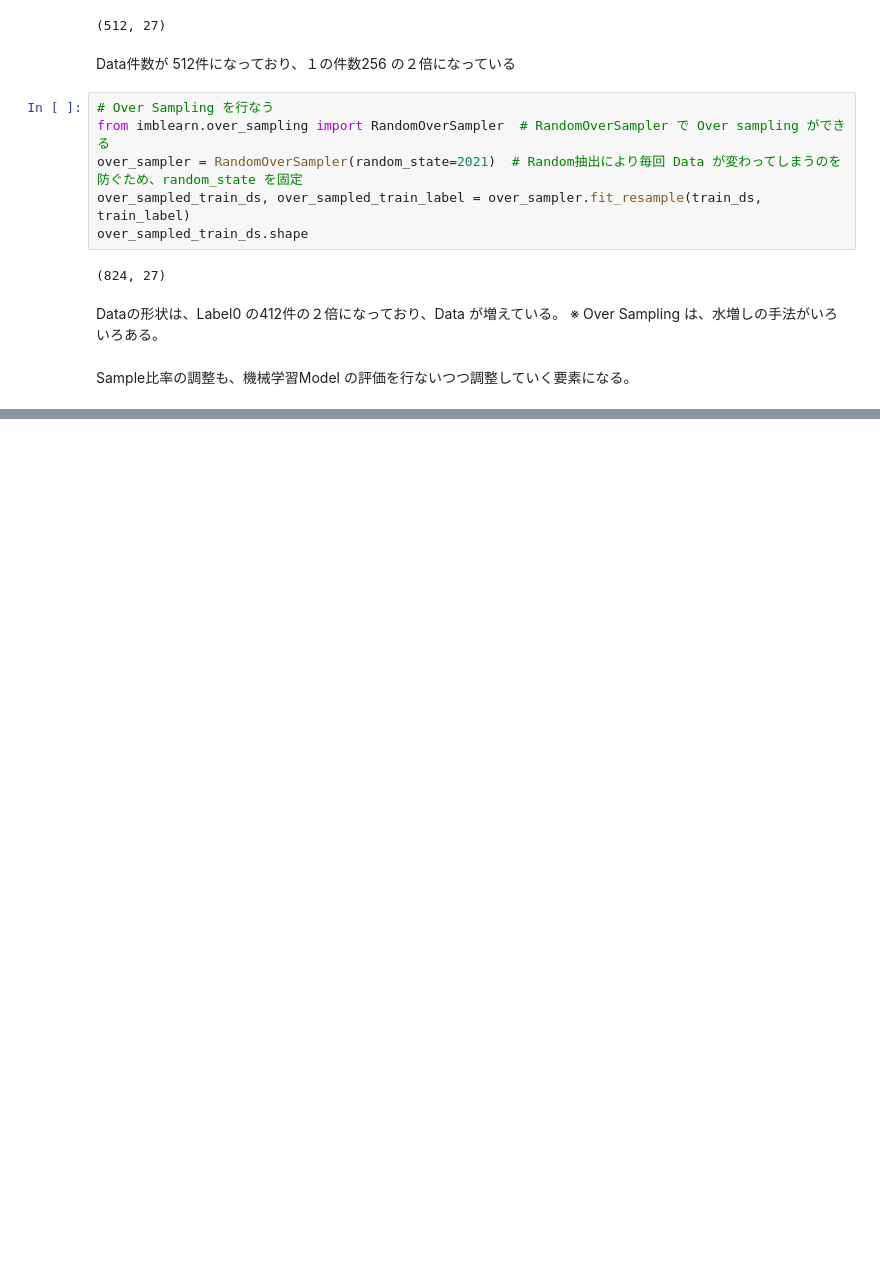
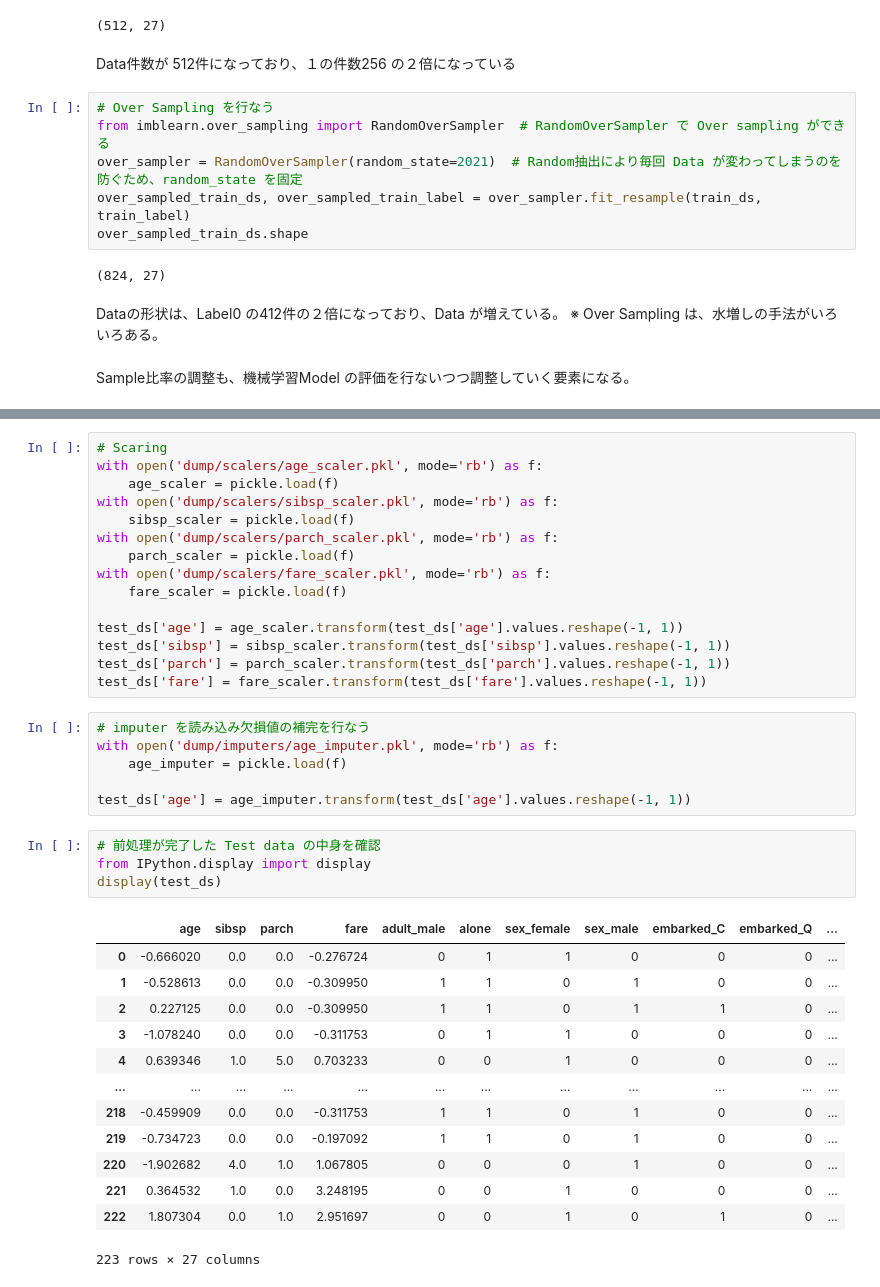
Before and after one commit to 1024xx4/100_Data_processing--visualization, a Jupyter notebook: ml_preprocessing.ipynb, the cells around one changed output, grey strips where cells are left out. Saved outputs shown, nothing was run; the diff lists cells and outputs as text; blank space fills up the shorter version.

```diff
--- a/ml_preprocessing.ipynb
+++ b/ml_preprocessing.ipynb
@@ -637,0 +677,39 @@ Sample比率の調整も、機械学習Model の評価を行ないつつ調整
+# %%
+# Scaring
+with open('dump/scalers/age_scaler.pkl', mode='rb') as f:
+    age_scaler = pickle.load(f)
+with open('dump/scalers/sibsp_scaler.pkl', mode='rb') as f:
+    sibsp_scaler = pickle.load(f)
+with open('dump/scalers/parch_scaler.pkl', mode='rb') as f:
+    parch_scaler = pickle.load(f)
+with open('dump/scalers/fare_scaler.pkl', mode='rb') as f:
+    fare_scaler = pickle.load(f)
+
+test_ds['age'] = age_scaler.transform(test_ds['age'].values.reshape(-1, 1))
+test_ds['sibsp'] = sibsp_scaler.transform(test_ds['sibsp'].values.reshape(-1, 1))
+test_ds['parch'] = parch_scaler.transform(test_ds['parch'].values.reshape(-1, 1))
+test_ds['fare'] = fare_scaler.transform(test_ds['fare'].values.reshape(-1, 1))
+# %%
+# imputer を読み込み欠損値の補完を行なう
+with open('dump/imputers/age_imputer.pkl', mode='rb') as f:
+    age_imputer = pickle.load(f)
+
+test_ds['age'] = age_imputer.transform(test_ds['age'].values.reshape(-1, 1))
+# %%
+# 前処理が完了した Test data の中身を確認
+from IPython.display import display
+display(test_ds)
+# %% [output]
+|  | age | sibsp | parch | fare | adult_male | alone | sex_female | sex_male | embarked_C | embarked_Q | ... |
+| 0 | -0.666020 | 0.0 | 0.0 | -0.276724 | 0 | 1 | 1 | 0 | 0 | 0 | ... |
+| 1 | -0.528613 | 0.0 | 0.0 | -0.309950 | 1 | 1 | 0 | 1 | 0 | 0 | ... |
+| 2 | 0.227125 | 0.0 | 0.0 | -0.309950 | 1 | 1 | 0 | 1 | 1 | 0 | ... |
+| 3 | -1.078240 | 0.0 | 0.0 | -0.311753 | 0 | 1 | 1 | 0 | 0 | 0 | ... |
+| 4 | 0.639346 | 1.0 | 5.0 | 0.703233 | 0 | 0 | 1 | 0 | 0 | 0 | ... |
+| ... | ... | ... | ... | ... | ... | ... | ... | ... | ... | ... | ... |
+| 218 | -0.459909 | 0.0 | 0.0 | -0.311753 | 1 | 1 | 0 | 1 | 0 | 0 | ... |
+| 219 | -0.734723 | 0.0 | 0.0 | -0.197092 | 1 | 1 | 0 | 1 | 0 | 0 | ... |
+| 220 | -1.902682 | 4.0 | 1.0 | 1.067805 | 0 | 0 | 0 | 1 | 0 | 0 | ... |
+| 221 | 0.364532 | 1.0 | 0.0 | 3.248195 | 0 | 0 | 1 | 0 | 0 | 0 | ... |
+| 222 | 1.807304 | 0.0 | 1.0 | 2.951697 | 0 | 0 | 1 | 0 | 1 | 0 | ... |
+223 rows × 27 columns
```
Also changed, not shown: parts of 6 cells of this notebook.
